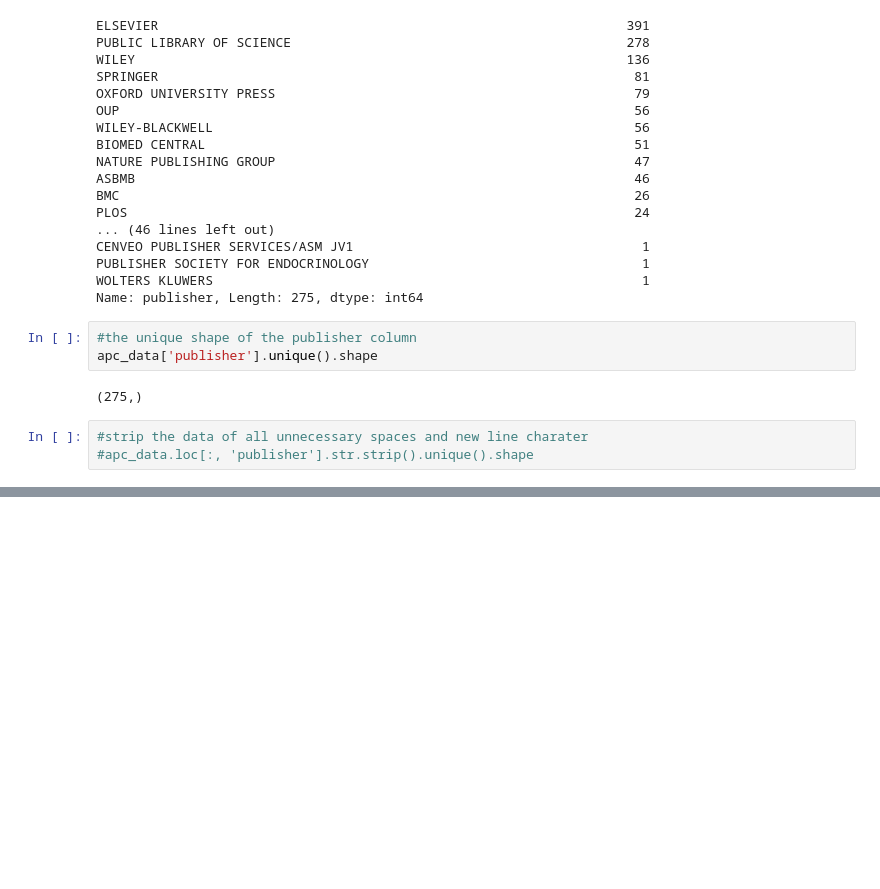
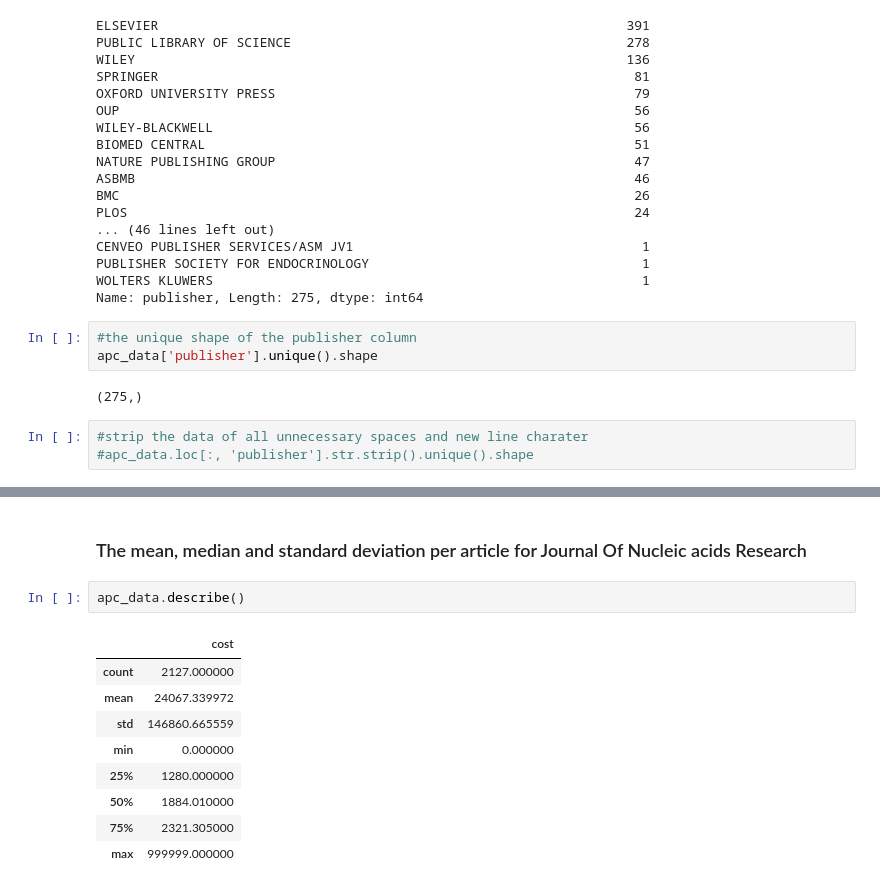
Before and after one commit to ajakaiye33/Data_Science_Bootcamp, a Jupyter notebook: intermediate_viz/data_cleaning_drill/data_cleaning.ipynb, the cells around one changed output, grey strips where cells are left out. Drawn from its saved outputs; the diff is of its cells as text; blank space fills up the shorter version.

```diff
--- a/intermediate_viz/data_cleaning_drill/data_cleaning.ipynb
+++ b/intermediate_viz/data_cleaning_drill/data_cleaning.ipynb
@@ -188,0 +347,14 @@ apc_data[apc_data.publisher=='JOURNAL OF THE AMERICAN PHYSIOLOGICAL PROCEEDINGS
+# %% [markdown]
+### The mean, median and standard deviation per article for Journal Of Nucleic acids Research
+# %%
+apc_data.describe()
+# %% [output]
+|  | cost |
+| count | 2127.000000 |
+| mean | 24067.339972 |
+| std | 146860.665559 |
+| min | 0.000000 |
+| 25% | 1280.000000 |
+| 50% | 1884.010000 |
+| 75% | 2321.305000 |
+| max | 999999.000000 |
```
Also changed, not shown: parts of 29 cells of this notebook.
